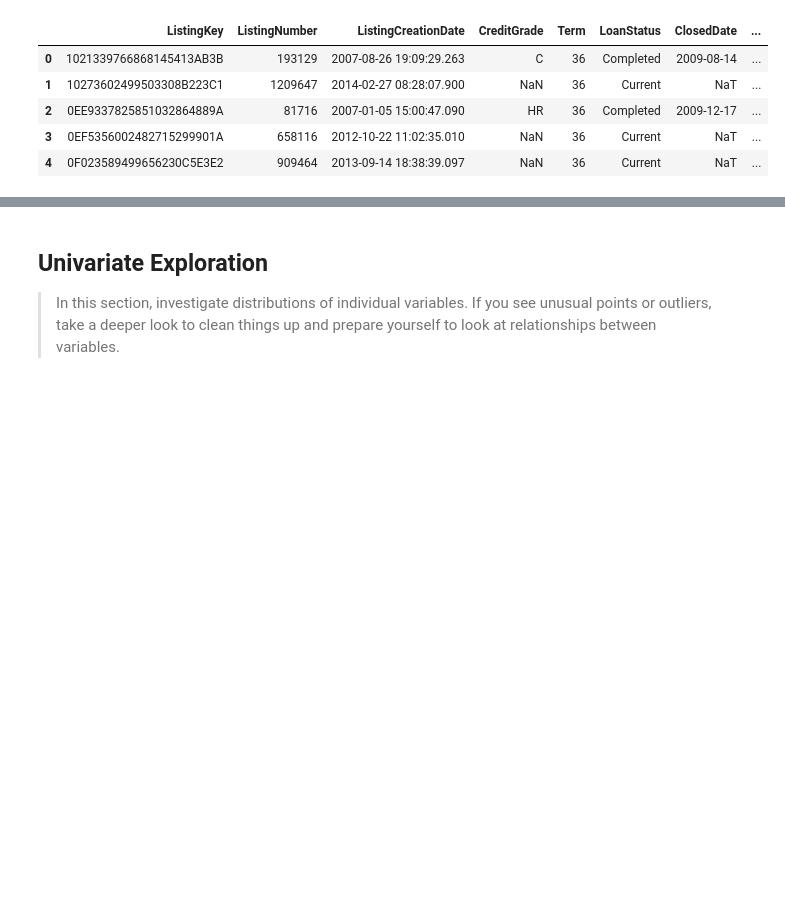
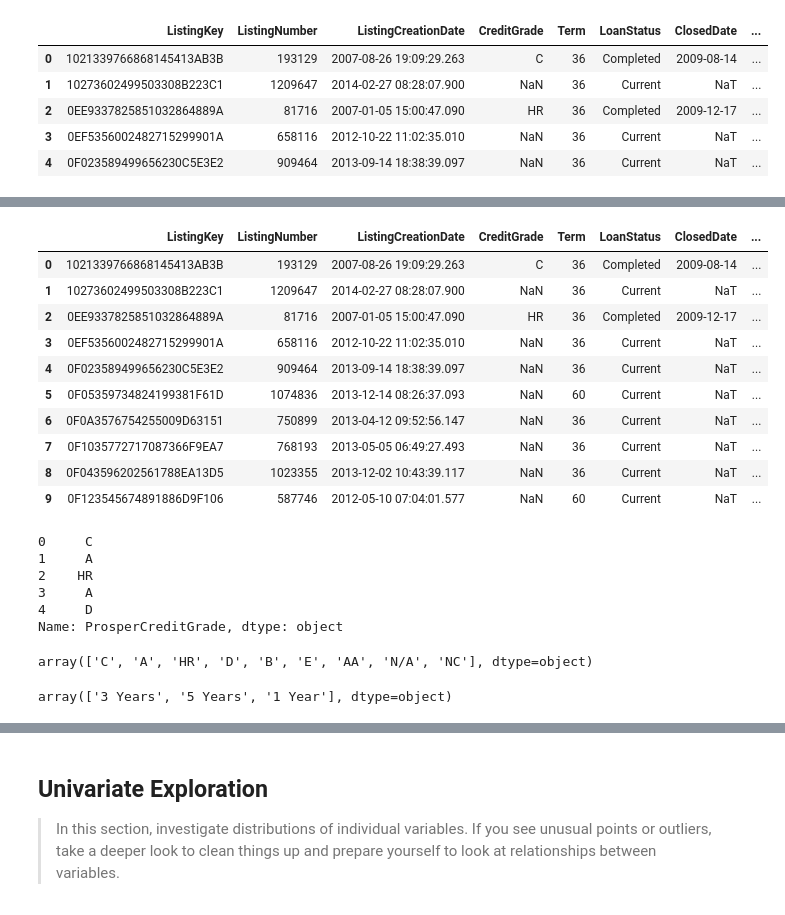
Before and after one commit to iRowebot/prosper_loans_visualizations, a Jupyter notebook: prosper_loans_data_visualization.ipynb, the cells around one changed output, grey strips where cells are left out. Drawn from its saved outputs; the diff is of its cells as text; code cells hidden in the pictures; blank space fills up the shorter version.

```diff
--- a/prosper_loans_data_visualization.ipynb
+++ b/prosper_loans_data_visualization.ipynb
@@ -63,0 +74,42 @@ None
+# %%
+# Remove duplicates & drop PrsoperScore column. Remaining entries should have unique ListingKeys.
+df = df[~df.ListingKey.duplicated()].drop(columns='ProsperScore').reset_index(drop=True)
+df.head(10)
+# %% [output]
+|  | ListingKey | ListingNumber | ListingCreationDate | CreditGrade | Term | LoanStatus | ClosedDate | ... |
+| 0 | 1021339766868145413AB3B | 193129 | 2007-08-26 19:09:29.263 | C | 36 | Completed | 2009-08-14 | ... |
+| 1 | 10273602499503308B223C1 | 1209647 | 2014-02-27 08:28:07.900 | NaN | 36 | Current | NaT | ... |
+| 2 | 0EE9337825851032864889A | 81716 | 2007-01-05 15:00:47.090 | HR | 36 | Completed | 2009-12-17 | ... |
+| 3 | 0EF5356002482715299901A | 658116 | 2012-10-22 11:02:35.010 | NaN | 36 | Current | NaT | ... |
+| 4 | 0F023589499656230C5E3E2 | 909464 | 2013-09-14 18:38:39.097 | NaN | 36 | Current | NaT | ... |
+| 5 | 0F05359734824199381F61D | 1074836 | 2013-12-14 08:26:37.093 | NaN | 60 | Current | NaT | ... |
+| 6 | 0F0A3576754255009D63151 | 750899 | 2013-04-12 09:52:56.147 | NaN | 36 | Current | NaT | ... |
+| 7 | 0F1035772717087366F9EA7 | 768193 | 2013-05-05 06:49:27.493 | NaN | 36 | Current | NaT | ... |
+| 8 | 0F043596202561788EA13D5 | 1023355 | 2013-12-02 10:43:39.117 | NaN | 36 | Current | NaT | ... |
+| 9 | 0F123545674891886D9F106 | 587746 | 2012-05-10 07:04:01.577 | NaN | 60 | Current | NaT | ... |
+# %%
+# CreditGrade was replaced by ProsperRating (Alpha) for loans originated after July 2009. Create a combined column with all
+    # ratings.
+df['ProsperCreditGrade'] = df['ProsperRating (Alpha)'].astype(str).str.replace('nan', '') +\
+                           df['CreditGrade'].astype(str).str.replace('nan', '')
+
+df['ProsperCreditGrade'].head()
+# %% [output]
+0     C
+1     A
+2    HR
+3     A
+4     D
+Name: ProsperCreditGrade, dtype: object
+# %%
+# Fill blank spaces with N/A.
+df['ProsperCreditGrade'] = df.ProsperCreditGrade.replace('', 'N/A')
+df['ProsperCreditGrade'].unique()
+# %% [output]
+array(['C', 'A', 'HR', 'D', 'B', 'E', 'AA', 'N/A', 'NC'], dtype=object)
+# %%
+# Convert Term column from months to years.
+df['Term'] = df.Term.astype(str).str.replace('12', '1 Year').str.replace('36', '3 Years').str.replace('60', '5 Years')
+df['Term'].unique()
+# %% [output]
+array(['3 Years', '5 Years', '1 Year'], dtype=object)
```
Also changed, not shown: parts of 8 cells of this notebook.
